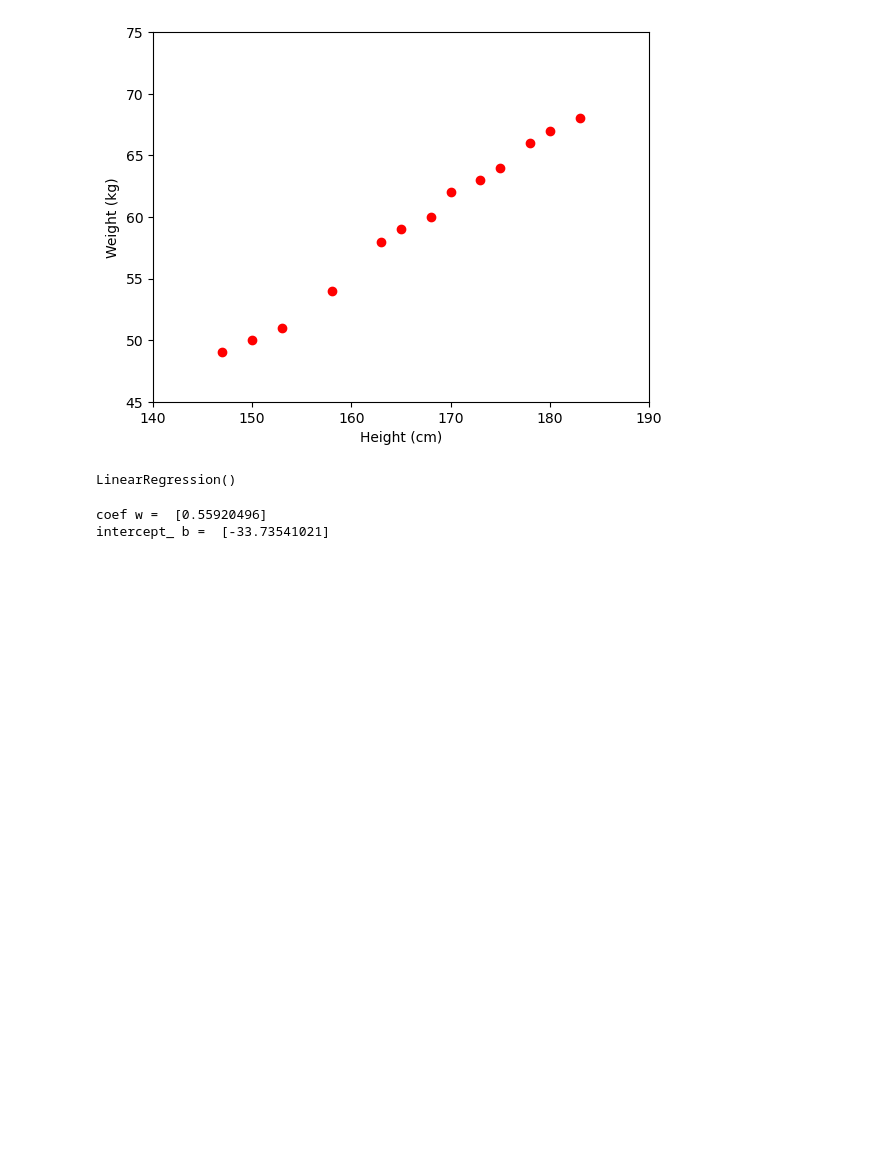
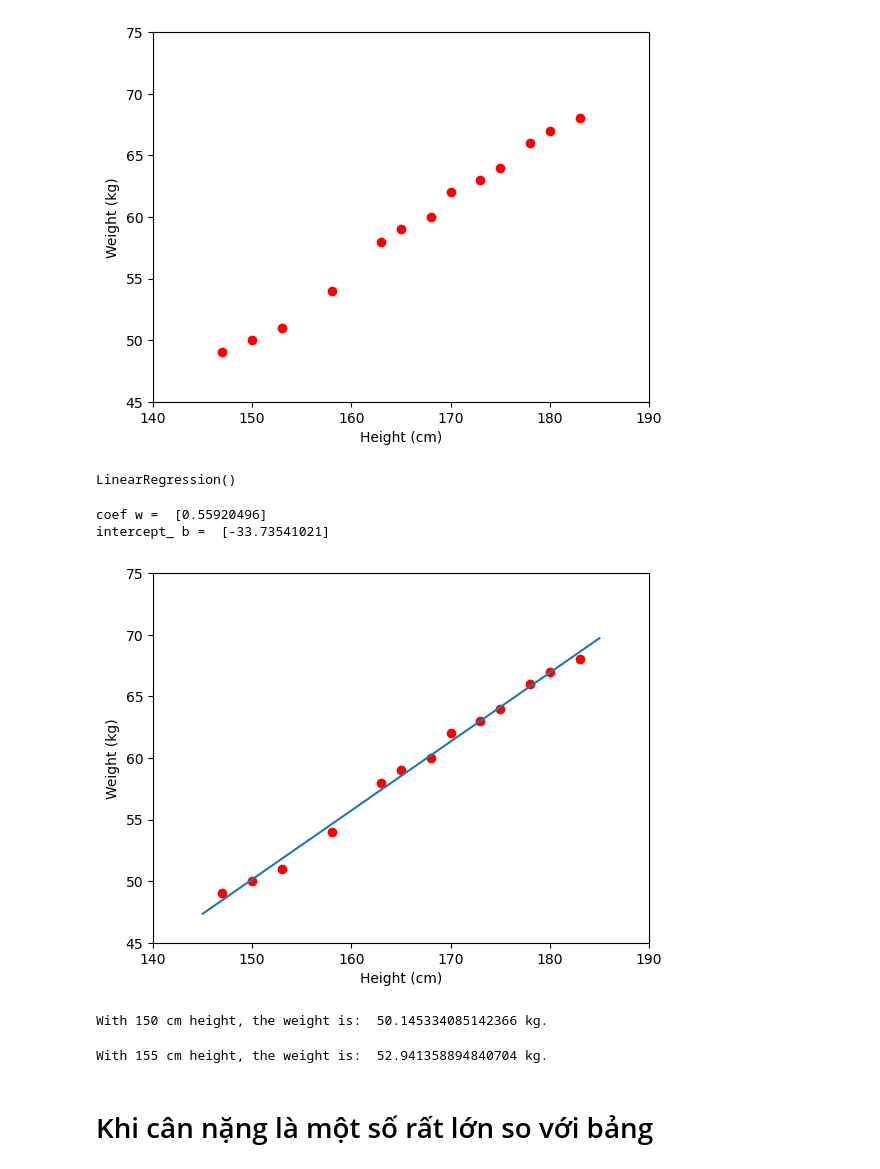
Before and after one commit to TaQuangKhoi/Tri-Tue-Nhan-Tao, a Jupyter notebook: Apr 24 2023/Apr 24 2023.ipynb, the cells around one changed output. Drawn from its saved outputs; the diff is of its cells as text; code cells hidden in the pictures; blank space fills up the shorter version.

```diff
--- a/Apr 24 2023/Apr 24 2023.ipynb
+++ b/Apr 24 2023/Apr 24 2023.ipynb
@@ -100,3 +100,32 @@ print('intercept_ b = ', b)
 # %% [output]
 coef w =  [0.55920496]
 intercept_ b =  [-33.73541021]
+# %%
+# Vẽ đường thẳng đi qua các điểm dự liệu
+
+# Fitting line
+
+x0 = np.linspace(145, 185, 2, endpoint=True)
+y0 = (w * x0) + b
+
+# Visualize data
+plt.plot(features, targets, 'ro')
+plt.plot(x0, y0)
+plt.axis([140, 190, 45, 75])
+plt.xlabel('Height (cm)')
+plt.ylabel('Weight (kg)')
+plt.show()
+# %% [output]
+[figure, added]
+# %%
+# Predict with 150 cm height
+print("With 150 cm height, the weight is: ", classifier.predict([[150]])[0][0], "kg.")
+# %% [output]
+With 150 cm height, the weight is:  50.145334085142366 kg.
+# %%
+# Predict with 155 cm height
+print("With 155 cm height, the weight is: ", classifier.predict([[155]])[0][0], "kg.")
+# %% [output]
+With 155 cm height, the weight is:  52.941358894840704 kg.
+# %% [markdown]
+# Khi cân nặng là một số rất lớn so với bảng
```
Also changed, not shown: parts of 1 cell of this notebook.
